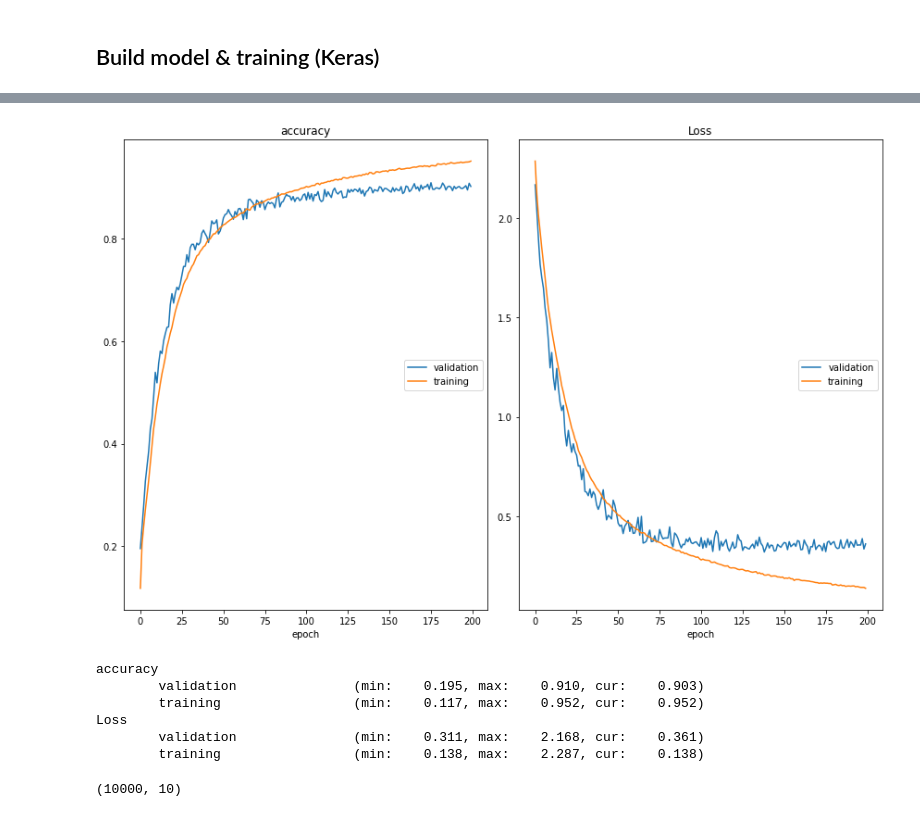
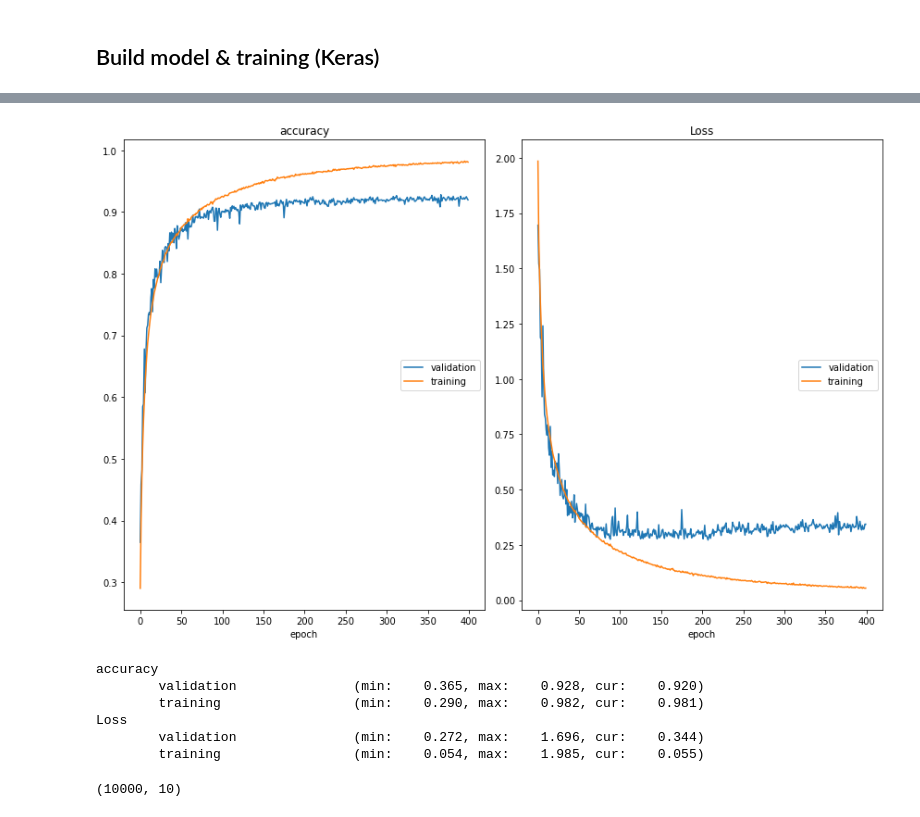
Before and after one commit to hurueilin/PR_HW5, a Jupyter notebook: 309553024_HW5.ipynb, the cells around one changed output, grey strips where cells are left out. Cells and saved outputs as stored; diff of their text form; code cells hidden in the pictures.

Commit message:
400 epochs, acc=0.9197

```diff
--- a/309553024_HW5.ipynb
+++ b/309553024_HW5.ipynb
@@ -221,50 +221,50 @@ model.compile(loss='categorical_crossentropy', optimizer=opt, metrics=['accuracy
 
 # Setup some hyperparameters
 batch_size = 32
-epochs = 200
+epochs = 400
 data_augmentation = True
 # %%
-# Model checkpoint: save best weight
-# checkpointer = ModelCheckpoint(filepath='./best_model.h5', verbose=1, save_best_only=True)
+# Model checkpoint: save best model
+checkpoint = ModelCheckpoint(filepath='./best_model.h5', verbose=1, save_best_only=True)
 # %%
 if not data_augmentation:
     # Fit the data into model
     model.fit(x_train, y_train,
             batch_size=batch_size,
             epochs=epochs,
             validation_data=(x_test, y_test),
             shuffle=True)
 else:
     print('Apply data augmentation...')
     # This will do preprocessing and realtime data augmentation:
     datagen = ImageDataGenerator(
         rescale=0.9,
         rotation_range=2,
         width_shift_range=0.2,
         height_shift_range=0.2,
         shear_range=0.2,
         zoom_range=0.2,
         horizontal_flip=True)
 
     # Compute quantities required for feature-wise normalization
     # (std, mean, and principal components if ZCA whitening is applied).
     datagen.fit(x_train)
 
     # Fit the model on the batches generated by datagen.flow().
     model.fit_generator(datagen.flow(x_train, y_train,
                                      batch_size=batch_size),
                         epochs=epochs,
                         validation_data=(x_test, y_test),
                         workers=4,
-                        callbacks=[PlotLossesKeras()])
+                        callbacks=[PlotLossesKeras(), checkpoint])
 # %% [output]
-[figure, old version]
+[figure, new version]
 accuracy
-        validation               (min:    0.195, max:    0.910, cur:    0.903)
-        training                 (min:    0.117, max:    0.952, cur:    0.952)
+        validation               (min:    0.365, max:    0.928, cur:    0.920)
+        training                 (min:    0.290, max:    0.982, cur:    0.981)
 Loss
-        validation               (min:    0.311, max:    2.168, cur:    0.361)
-        training                 (min:    0.138, max:    2.287, cur:    0.138)
+        validation               (min:    0.272, max:    1.696, cur:    0.344)
+        training                 (min:    0.054, max:    1.985, cur:    0.055)
 # %%
 y_pred = model.predict(x_test)
 print(y_pred.shape) # 10000 samples, each sample with probaility of 10 classes
```
Also changed, not shown: parts of 4 cells of this notebook.
